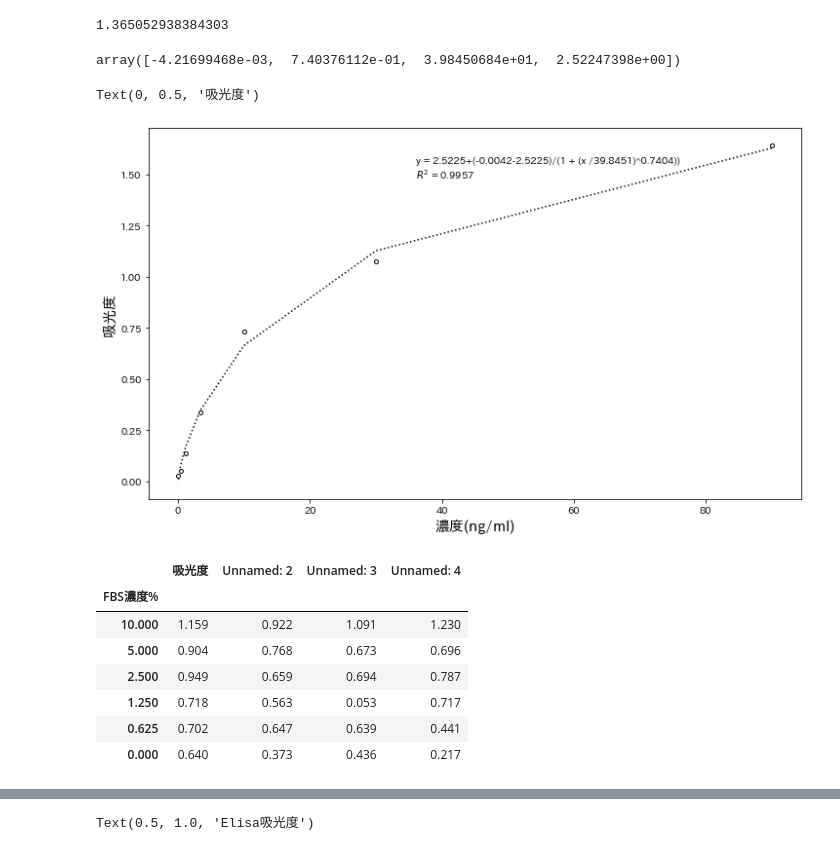
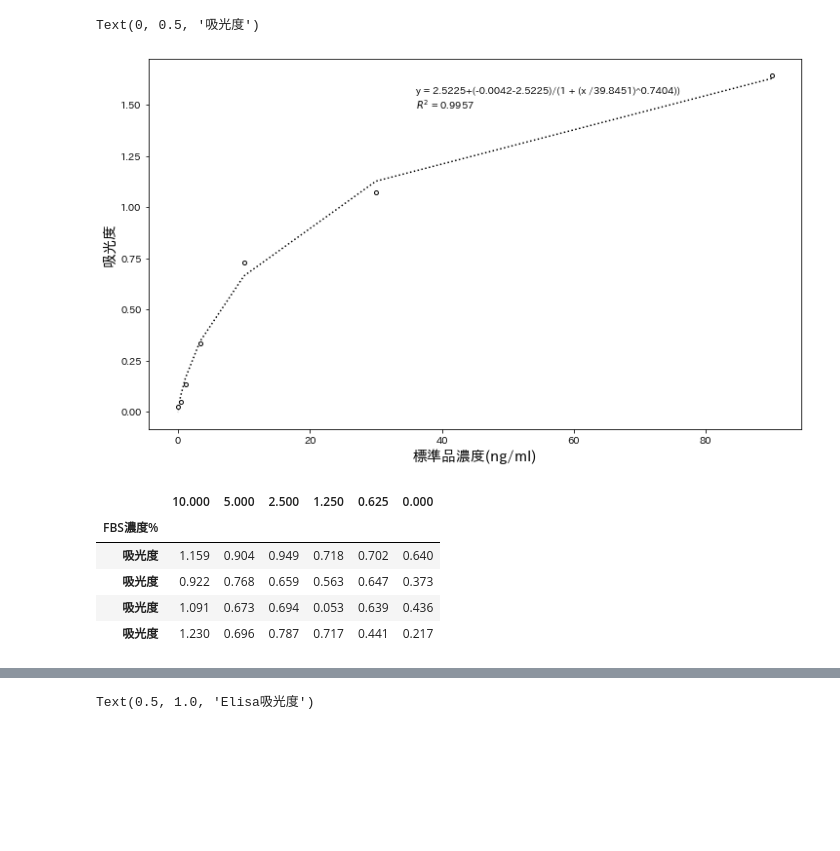
Before and after one commit to mashuoo/ELISA, a Jupyter notebook: data_practice-Elisa.ipynb, the cells around one changed output, grey strips where cells are left out. Drawn from its saved outputs; the diff is of its cells as text; code cells hidden in the pictures; blank space fills up the shorter version.

```diff
--- a/data_practice-Elisa.ipynb
+++ b/data_practice-Elisa.ipynb
@@ -33,11 +32,3 @@ popt, _ = optimize.curve_fit(func, x, y)
 import sklearn.metrics as metrics
 r2 = metrics.r2_score(y, func(x, *popt))
 #print(r2)
-# %%
-func(50, *popt)
-# %% [output]
-1.365052938384303
-# %%
-popt
-# %% [output]
-array([-4.21699468e-03,  7.40376112e-01,  3.98450684e+01,  2.52247398e+00])
@@ -46,17 +38,17 @@ a,b,c,d=popt
 # %%
 from sklearn.metrics import r2_score
 
 plt.figure(figsize=(12,7))
 plt.errorbar(x, y, capsize=5, fmt='o', markersize=4, ecolor='black', markeredgecolor = "black", color='w')
 #coef=np.polyfit((d + (a - d) / (1 + (x / c)**b)), y, 1)
 #appr = np.poly1d(coef)(x)
 plt.plot(x, func(x, *popt),  color = 'black', linestyle=':')
 #y_pred = [coef[0]*i+coef[1] for i in x]
 r2 = r2_score(y, func(x, *popt))
 plt.text(max(x)/2.5, max(y)*0.9, 'y = {:.4f}+({:.4f}-{:.4f})/(1 + (x /{:.4f})^{:.4f}))\n$R^2$ = {:.4f}'.format(popt[3],popt[0],popt[3],popt[2],popt[1],r2), fontsize=10) #max(x)/3.7和max(y)*6/8是文本标签的位置，分别代表x轴和y轴上的坐标
-plt.xlabel('濃度(ng/ml)', fontsize=15)
-plt.ylabel('吸光度', fontsize=15)
+plt.xlabel(data.index.name, fontsize=15)
+plt.ylabel(data.index[0], fontsize=15)
 # plt.savefig('y_error_bar.png')
 # %% [output]
 Text(0, 0.5, '吸光度')
-[figure, old version]
+[figure, new version]
@@ -76,15 +63,13 @@ def defunc(Y):
     return ls_solution
     return z # return出结果
 # %%
-elisa_ = pd.read_excel("./Elisa.xlsx", index_col=0, header=0)
+elisa = pd.read_excel("./Elisa.xlsx", index_col=0, header=0)
 #header=0是默认的
-elisa_
+elisa
 # %% [output]
-|  | 吸光度 | Unnamed: 2 | Unnamed: 3 | Unnamed: 4 |
-| FBS濃度% |  |  |  |  |
-| 10.000 | 1.159 | 0.922 | 1.091 | 1.230 |
-| 5.000 | 0.904 | 0.768 | 0.673 | 0.696 |
-| 2.500 | 0.949 | 0.659 | 0.694 | 0.787 |
-| 1.250 | 0.718 | 0.563 | 0.053 | 0.717 |
-| 0.625 | 0.702 | 0.647 | 0.639 | 0.441 |
-| 0.000 | 0.640 | 0.373 | 0.436 | 0.217 |
+|  | 10.000 | 5.000 | 2.500 | 1.250 | 0.625 | 0.000 |
+| FBS濃度% |  |  |  |  |  |  |
+| 吸光度 | 1.159 | 0.904 | 0.949 | 0.718 | 0.702 | 0.640 |
+| 吸光度 | 0.922 | 0.768 | 0.659 | 0.563 | 0.647 | 0.373 |
+| 吸光度 | 1.091 | 0.673 | 0.694 | 0.053 | 0.639 | 0.436 |
+| 吸光度 | 1.230 | 0.696 | 0.787 | 0.717 | 0.441 | 0.217 |
```
Also changed, not shown: parts of 20 cells of this notebook.
